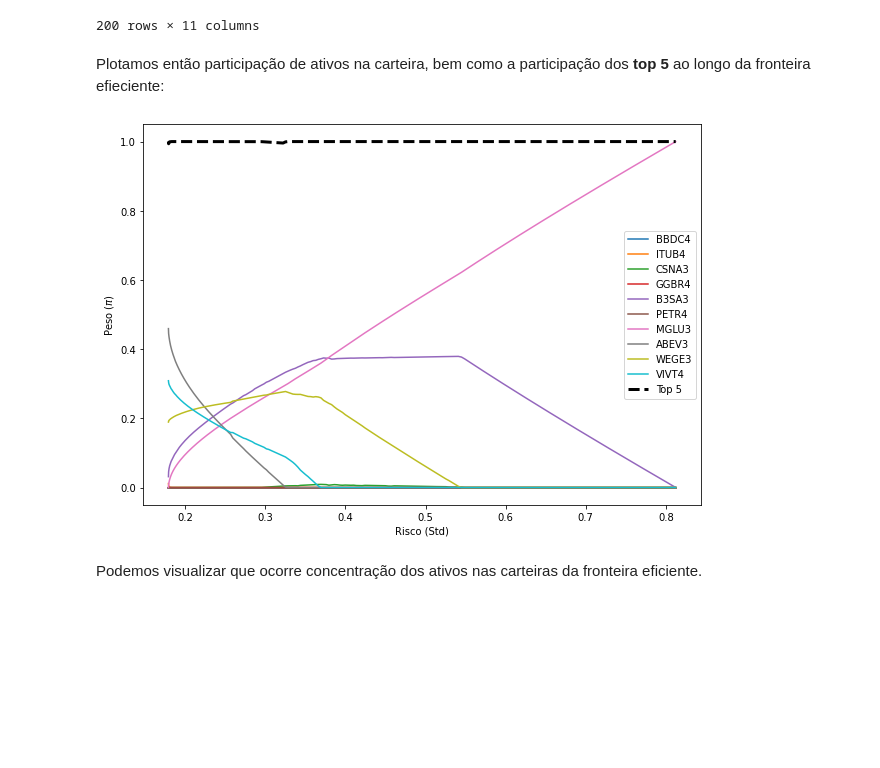
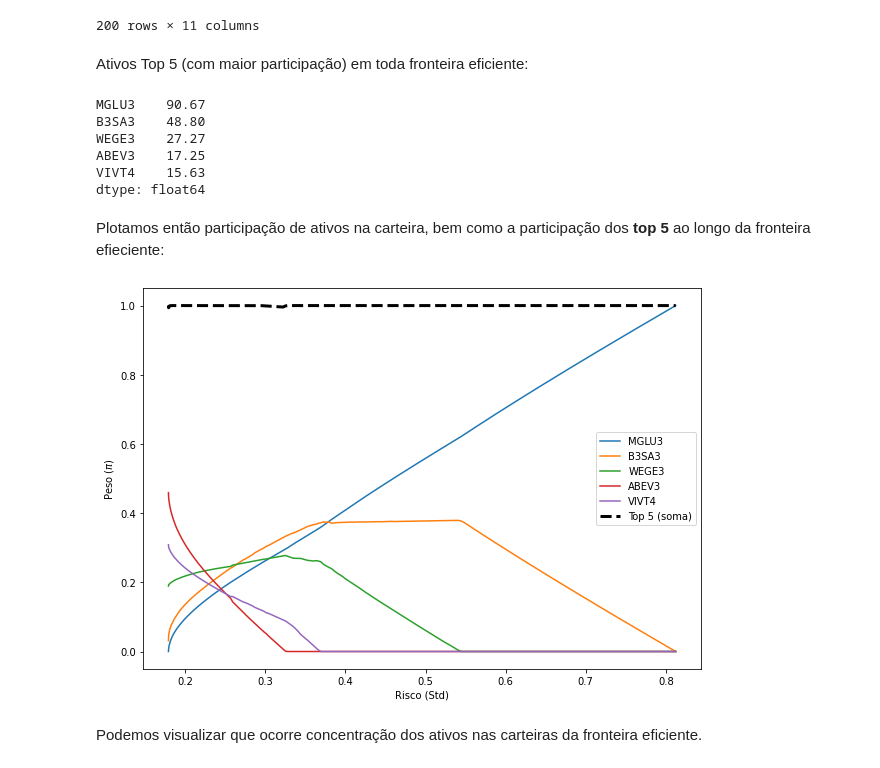
Before and after one commit to cleitonmoya/MAE001_Trabalho2, a Jupyter notebook: Trabalho2.ipynb, the cells around one changed output. Drawn from its saved outputs; the diff is of its cells as text; code cells hidden in the pictures; blank space fills up the shorter version.

```diff
--- a/Trabalho2.ipynb
+++ b/Trabalho2.ipynb
@@ -64,0 +92,8 @@ df
+# %%
+retorno_X = random.randint(0,100)/100
+retorno_Y = random.randint(0,100)/100
+
+stdX = random.randint(0,100)/100
+stdY = random.randint(0,100)/100
+
+corrXY = np.random.randint(-100,100)/100
@@ -64,0 +104,9 @@ df
+# %%
+peso_x = np.linspace(0,1,100)
+retorno_carteira = []
+risco_carteira = []
+
+for i in peso_x:
+    j = 1-i
+    retorno_carteira += [i *retorno_X + j*retorno_Y]
+    risco_carteira += [((i*stdX)**2 + (j*stdY)**2 + 2*(j*stdY)*(i*stdX)*corrXY)**0.5]
@@ -64,0 +172,17 @@ df
+# %%
+def sorteiaRetornos:
+  retorno_X = random.randint(0,100)/100
+  retorno_Y = random.randint(0,100)/100
+  retorno_Z = random.randint(0,100)/100
+  R = np.array([retorno_X, retorno_Y, retorno_Z])
+
+
+peso_x = np.linspace(0,1,100).tolist()
+retorno_carteira = []
+risco_carteira = []
+
+for i in peso_x:
+    j = 1 - i
+    k = 1 - (i+j)
+    retorno_carteira += [i *retorno_X + j*retorno_Y + k*retorno_Z]
+    risco_carteira += [((i*stdX)**2 + (j*stdY)**2 + (k*stdY)**2 + 2*(j*stdY)*(i*stdX)*corrXY + 2*(k*stdZ)*(i*stdX)*corrXZ + 2*(j*stdY)*(k*stdZ)*corrYZ)**0.5]
@@ -439,21 +687,33 @@ df_carteiras_ef
 | 0.81 | 0.00e+00 | 4.16e-17 | 9.71e-17 | 0.00e+00 | 6.00e-03 | 0.00e+00 | 9.94e-01 | 6.94e-17 | 6.94e-17 | 1.39e-17 | 1.00 |
 | 0.81 | 0.00e+00 | 5.95e-18 | 0.00e+00 | 1.64e-17 | 1.48e-13 | 1.33e-17 | 1.00e+00 | 6.95e-17 | 0.00e+00 | 0.00e+00 | 1.00 |
 200 rows × 11 columns
+# %% [markdown]
+Ativos Top 5 (com maior participação) em toda fronteira eficiente:
+# %%
+df_top5 = df_carteiras_ef[df_carteiras_ef.columns[:-1]].sum().sort_values(ascending=False)[:5]
+top5 = df_top5.index.to_list()
+df_top5
+# %% [output]
+MGLU3    90.67
+B3SA3    48.80
+WEGE3    27.27
+ABEV3    17.25
+VIVT4    15.63
+dtype: float64
 # %% [markdown]
 Plotamos então participação de ativos na carteira, bem como a participação dos **top 5** ao longo da fronteira efieciente:
 # %%
 fig,ax = plt.subplots(figsize=(10,7))
-for k,s in enumerate(df_carteiras_ef.columns.to_list()):
-  if k == 10:
-    ax.plot(df_carteiras_ef[s], 'k--', linewidth=3, label=s)
-  else:
+for k,s in enumerate(df_carteiras_ef[top5].columns.to_list()):
     ax.plot(df_carteiras_ef[s],label=s)
+
+ax.plot(df_carteiras_ef['Top 5'], 'k--', linewidth=3, label='Top 5 (soma)')
 ax.set_xlabel('Risco (Std)')
 ax.set_ylabel('Peso ($\pi$)')
 ax.legend()
 plt.show()
 # %% [output]
-[figure, old version]
+[figure, new version]
 # %% [markdown]
 Podemos visualizar que ocorre concentração dos ativos nas carteiras da fronteira eficiente.
 # %% [markdown]
```
Also changed, not shown: parts of 59 cells of this notebook.
